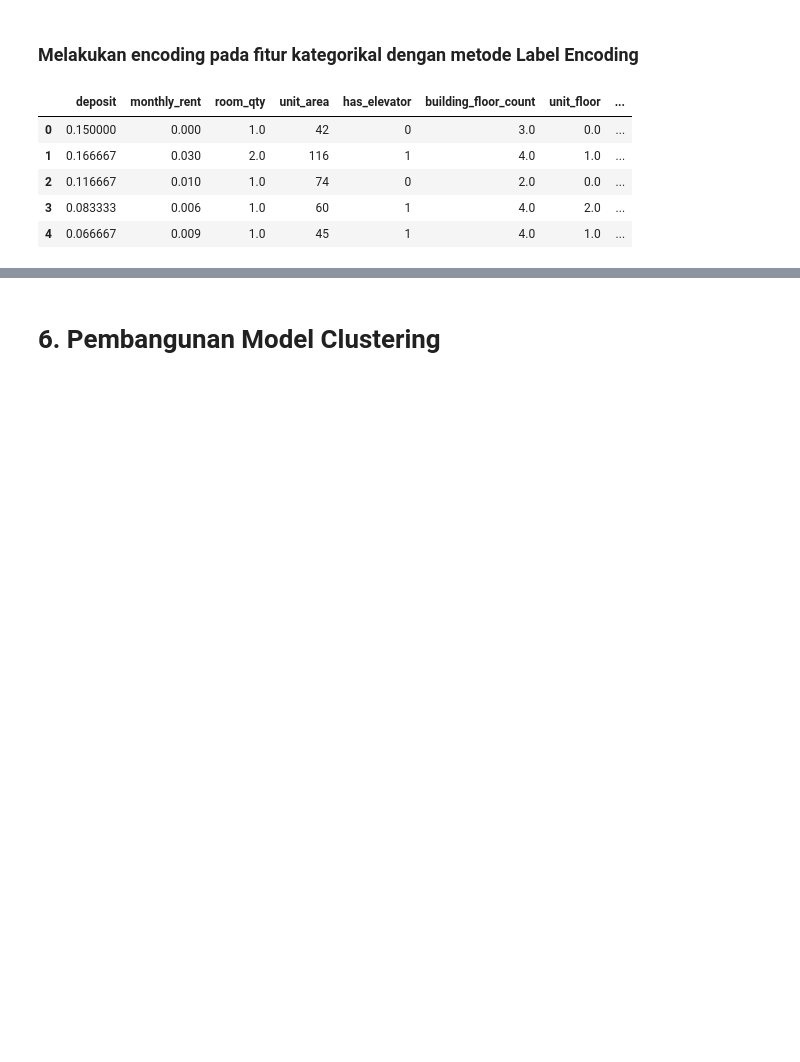
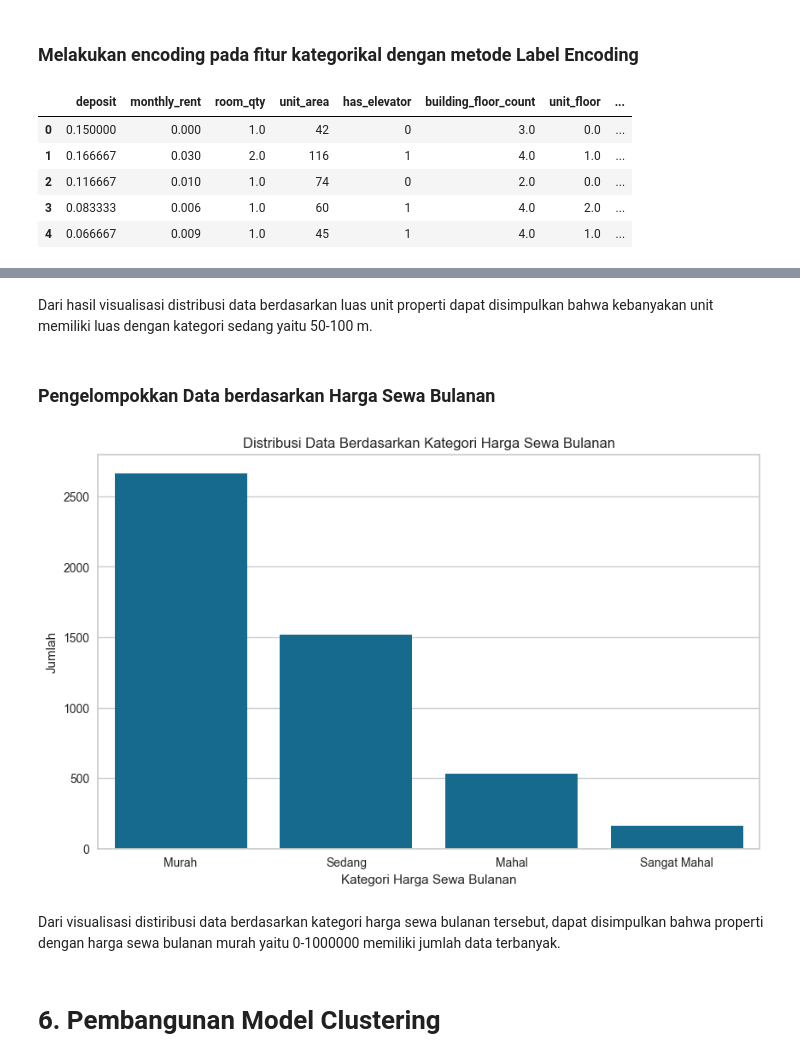
Before and after one commit to NumiKun/Submission_BMLP_DBS, a Jupyter notebook: [Clustering]_Submission_Akhir_BMLP_Rizki Surya Nugroho.ipynb, the cells around one changed output, grey strips where cells are left out. Saved outputs shown, nothing was run; the diff lists cells and outputs as text; code cells hidden in the pictures; blank space fills up the shorter version.

```diff
--- a/[Clustering]_Submission_Akhir_BMLP_Rizki Surya Nugroho.ipynb
+++ b/[Clustering]_Submission_Akhir_BMLP_Rizki Surya Nugroho.ipynb
@@ -425,0 +460,21 @@ dataku.head()
+# %% [markdown]
+Dari hasil visualisasi distribusi data berdasarkan luas unit properti dapat disimpulkan bahwa kebanyakan unit memiliki luas dengan kategori sedang yaitu 50-100 m.
+# %% [markdown]
+### Pengelompokkan Data berdasarkan **Harga Sewa Bulanan**
+# %%
+dataku[['deposit', 'monthly_rent']] = scaler.inverse_transform(dataku[['deposit', 'monthly_rent']])
+
+bins_rent = [0, 1000000, 2000000, 3000000, float('inf')]
+labels_rent = ['Murah', 'Sedang', 'Mahal', 'Sangat Mahal']
+dataku['rent_category'] = pd.cut(dataku['monthly_rent'], bins=bins_rent, labels=labels_rent, right=False)
+
+plt.figure(figsize=(10, 6))
+sns.countplot(x='rent_category', data=dataku, order=labels_rent)
+plt.title('Distribusi Data Berdasarkan Kategori Harga Sewa Bulanan')
+plt.xlabel('Kategori Harga Sewa Bulanan')
+plt.ylabel('Jumlah')
+plt.show()
+# %% [output]
+[figure, added]
+# %% [markdown]
+Dari visualisasi distiribusi data berdasarkan kategori harga sewa bulanan tersebut, dapat disimpulkan bahwa properti dengan harga sewa bulanan murah yaitu 0-1000000 memiliki jumlah data terbanyak.
```
Also changed, not shown: parts of 7 cells of this notebook.
